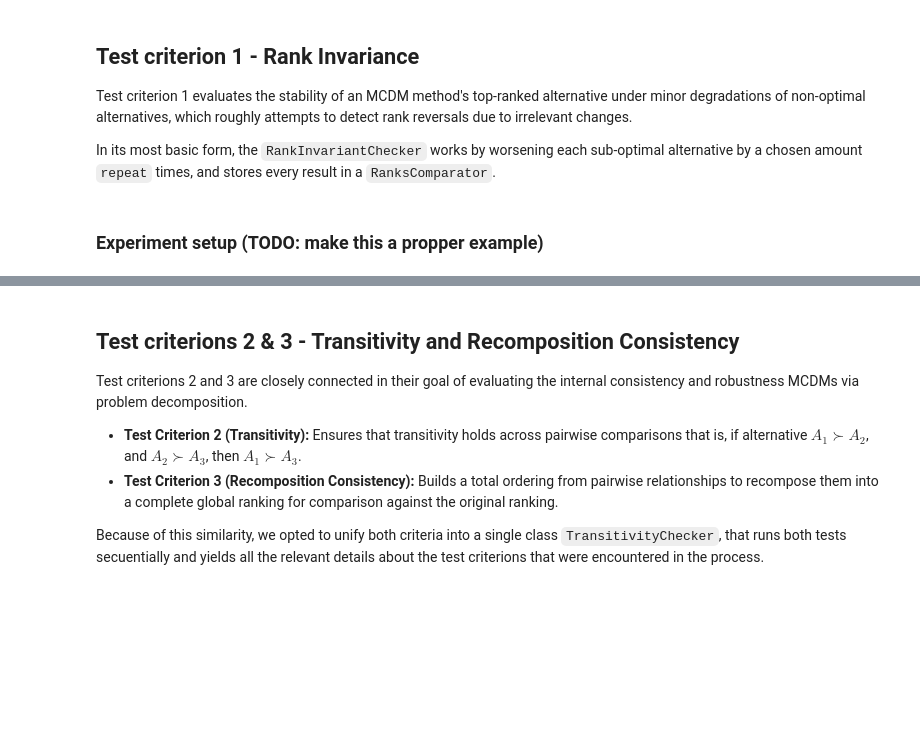
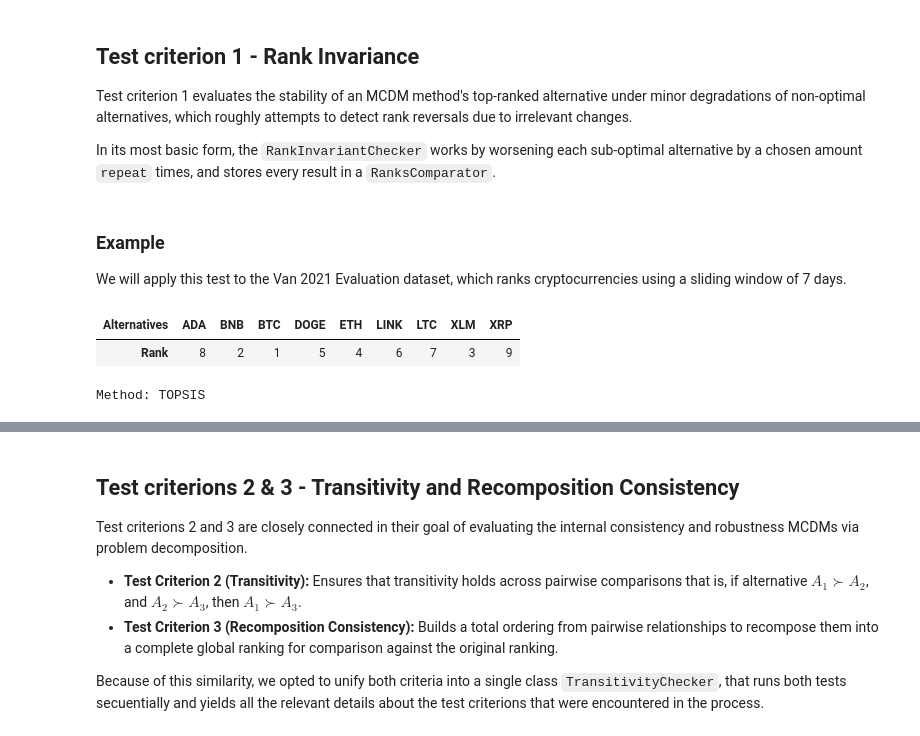
Before and after one commit to quatrope/scikit-criteria, a Jupyter notebook: docs/source/tutorial/rankrev.ipynb, the cells around one changed output, grey strips where cells are left out. Saved outputs shown, nothing was run; the diff lists cells and outputs as text; code cells hidden in the pictures; blank space fills up the shorter version.

```diff
--- a/docs/source/tutorial/rankrev.ipynb
+++ b/docs/source/tutorial/rankrev.ipynb
@@ -25,4 +25,6 @@ Test criterion 1 evaluates the stability of an MCDM method's top-ranked alternat
 
 In its most basic form, the `RankInvariantChecker` works by worsening each sub-optimal alternative by a chosen amount `repeat` times, and stores every result in a `RanksComparator`.
 # %% [markdown]
-### Experiment setup (TODO: make this a propper example)
+### Example
+
+We will apply this test to the Van 2021 Evaluation dataset, which ranks cryptocurrencies using a sliding window of 7 days.
@@ -29,18 +38,18 @@ In its most basic form, the `RankInvariantChecker` works by worsening each sub-o
 # %%
-import skcriteria as skc
-from skcriteria.pipeline import mkpipe
-from skcriteria.preprocessing.invert_objectives import InvertMinimize
-from skcriteria.preprocessing.scalers import SumScaler, VectorScaler
-from skcriteria.preprocessing.filters import FilterNonDominated
-from skcriteria.agg.simple import WeightedSumModel
+# Load Van 2021 Evaluation Dataset of cryptocurrencies
+dm = skc.datasets.load_van2021evaluation(windows_size=7)
 
-method = mkpipe(
+# Create the MCDA pipeline
+dmaker = mkpipe(
     InvertMinimize(),
-    FilterNonDominated(),
     SumScaler(target="weights"),
     VectorScaler(target="matrix"),
-    WeightedSumModel(),
+    TOPSIS()
 )
 
-# Load Van 2021 Evaluation Dataset of cryptocurrencies
-dm = skc.datasets.load_van2021evaluation(windows_size=7)
+original_result = dmaker.evaluate(dm)
+display(original_result)
+# %% [output]
+| Alternatives | ADA | BNB | BTC | DOGE | ETH | LINK | LTC | XLM | XRP |
+| Rank | 8 | 2 | 1 | 5 | 4 | 6 | 7 | 3 | 9 |
+Method: TOPSIS
```
Also changed, not shown: parts of 17 cells of this notebook.
